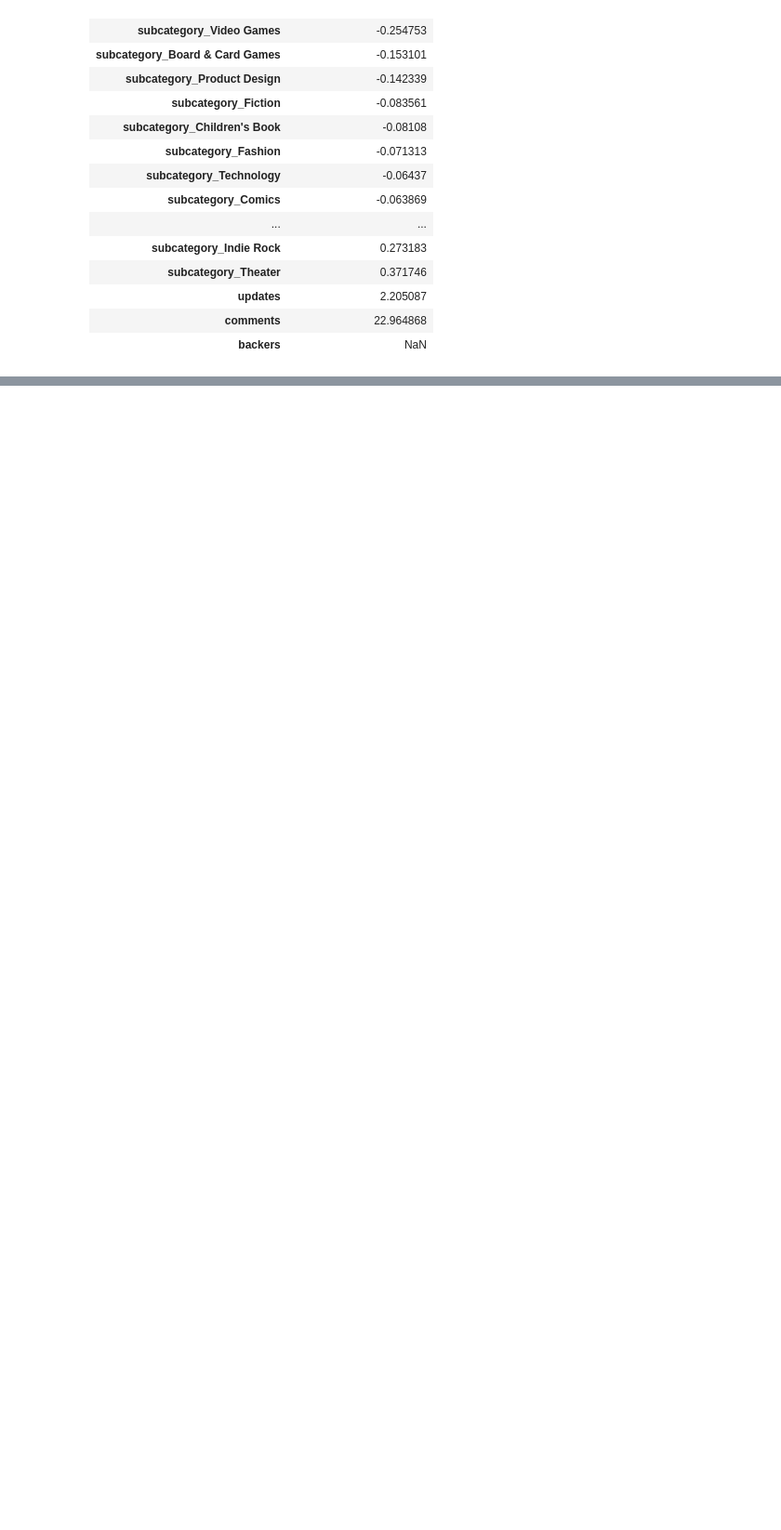
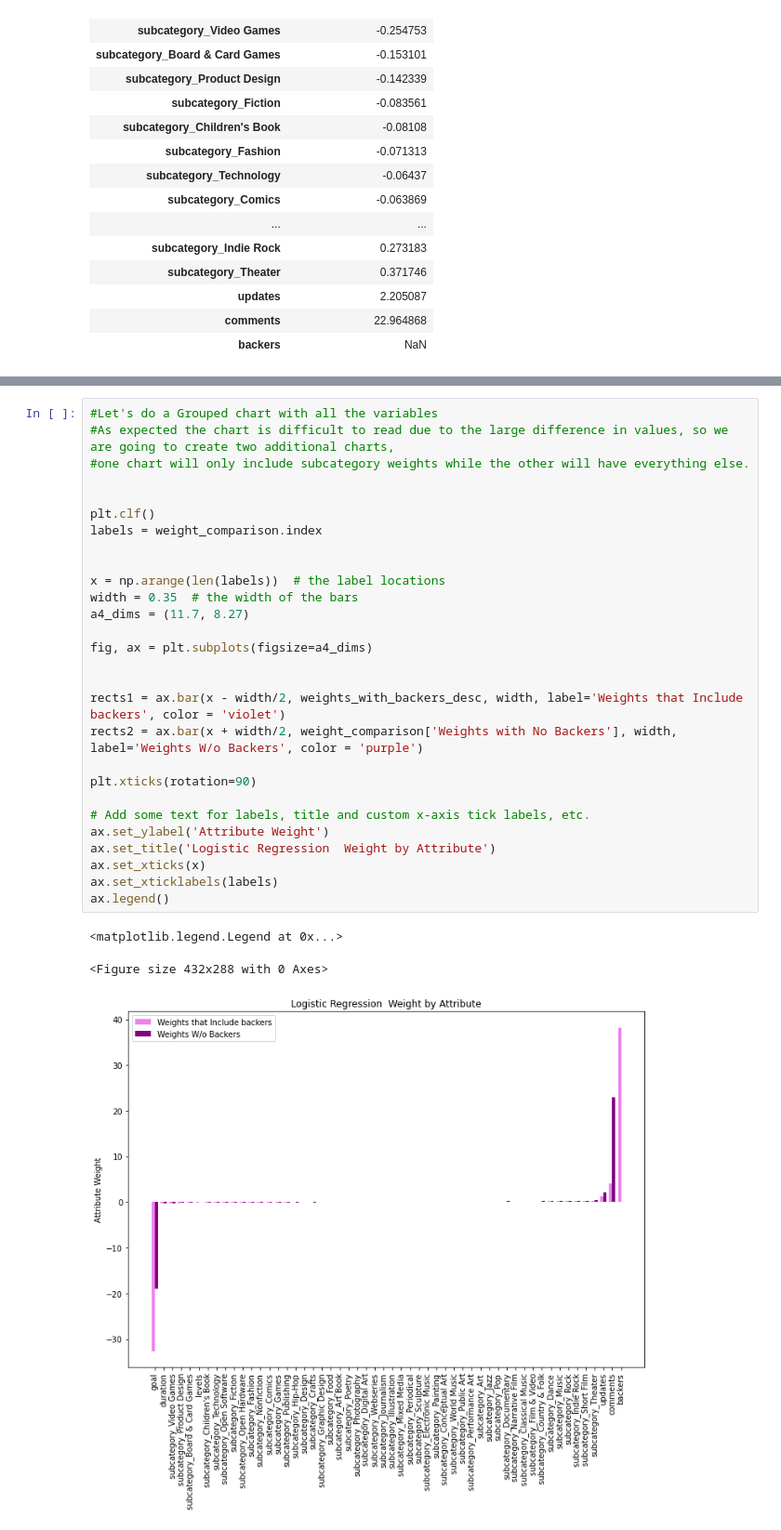
Before and after one commit to nico-medellin/kickstarter-regression, a Jupyter notebook: Kickstarter_Logistic_Regression_Model_Updated.ipynb, the cells around one changed output, grey strips where cells are left out. Shown at 93% size. Cells and saved outputs as stored; diff of their text form; blank space fills up the shorter version.

```diff
--- a/Kickstarter_Logistic_Regression_Model_Updated.ipynb
+++ b/Kickstarter_Logistic_Regression_Model_Updated.ipynb
@@ -1019,0 +1085,32 @@ weight_comparison.sort_values('Weights with Backers')
+# %%
+#Let's do a Grouped chart with all the variables
+#As expected the chart is difficult to read due to the large difference in values, so we are going to create two additional charts,
+#one chart will only include subcategory weights while the other will have everything else.
+
+
+plt.clf()
+labels = weight_comparison.index
+
+
+x = np.arange(len(labels))  # the label locations
+width = 0.35  # the width of the bars
+a4_dims = (11.7, 8.27)
+
+fig, ax = plt.subplots(figsize=a4_dims)
+
+
+rects1 = ax.bar(x - width/2, weights_with_backers_desc, width, label='Weights that Include backers', color = 'violet')
+rects2 = ax.bar(x + width/2, weight_comparison['Weights with No Backers'], width, label='Weights W/o Backers', color = 'purple')
+
+plt.xticks(rotation=90)
+
+# Add some text for labels, title and custom x-axis tick labels, etc.
+ax.set_ylabel('Attribute Weight')
+ax.set_title('Logistic Regression  Weight by Attribute')
+ax.set_xticks(x)
+ax.set_xticklabels(labels)
+ax.legend()
+# %% [output]
+<matplotlib.legend.Legend at 0x...>
+<Figure size 432x288 with 0 Axes>
+[figure, added]
```
Also changed, not shown: parts of 9 cells of this notebook.
